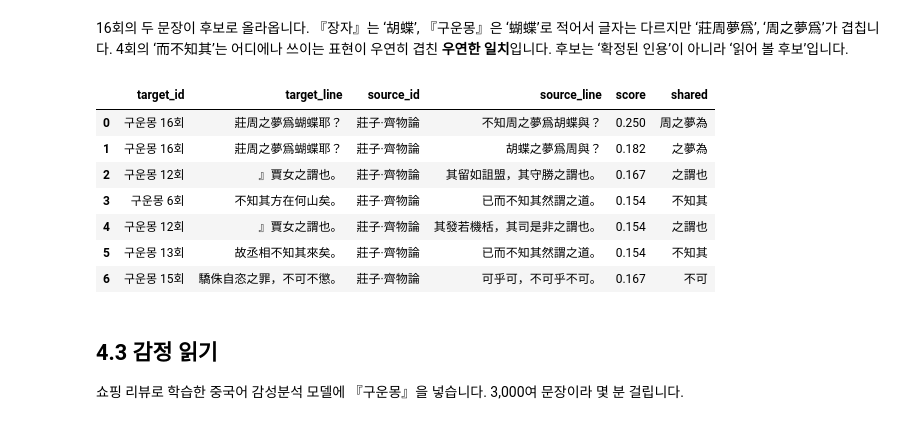
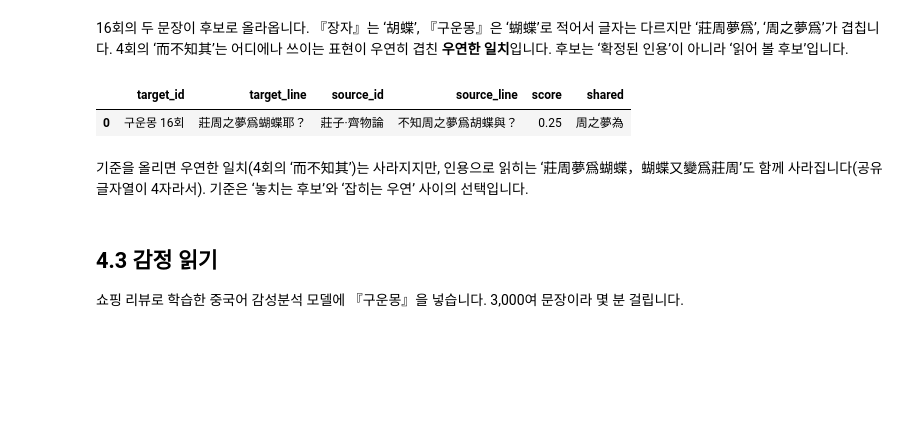
Before and after one commit to ITPainter/korea-china-classics-text-mining, a Jupyter notebook: notebooks/ch4_meaning.ipynb, the cells around one changed output. Saved outputs shown, nothing was run; the diff lists cells and outputs as text; code cells hidden in the pictures; blank space fills up the shorter version.

```diff
--- a/notebooks/ch4_meaning.ipynb
+++ b/notebooks/ch4_meaning.ipynb
@@ -112,17 +112,13 @@ found[["target_id", "target_line", "source_line", "score", "shared"]]
 # %% [markdown]
 16회의 두 문장이 후보로 올라옵니다. 『장자』는 ‘胡蝶’, 『구운몽』은 ‘蝴蝶’로 적어서 글자는 다르지만 ‘莊周夢爲’, ‘周之夢爲’가 겹칩니다. 4회의 ‘而不知其’는 어디에나 쓰이는 표현이 우연히 겹친 **우연한 일치**입니다. 후보는 ‘확정된 인용’이 아니라 ‘읽어 볼 후보’입니다.
 # %%
-# 기준을 더 엄격하게 하면 어떻게 될까?
-reuse.to_frame(reuse.find_reuse(targets, {"莊子·齊物論": zhuangzi}, n=2, min_score=0.15, min_shared=6))
+# 기준을 더 엄격하게 하면 어떻게 될까? (겹친 정도와 공유 글자열 중 하나만 맞아도 후보가 되므로 둘 다 올려야 줄어듭니다)
+reuse.to_frame(reuse.find_reuse(targets, {"莊子·齊物論": zhuangzi}, n=2, min_score=0.2, min_shared=5))
 # %% [output]
 |  | target_id | target_line | source_id | source_line | score | shared |
-| 0 | 구운몽 16회 | 莊周之夢爲蝴蝶耶？ | 莊子·齊物論 | 不知周之夢爲胡蝶與？ | 0.250 | 周之夢為 |
-| 1 | 구운몽 16회 | 莊周之夢爲蝴蝶耶？ | 莊子·齊物論 | 胡蝶之夢爲周與？ | 0.182 | 之夢為 |
-| 2 | 구운몽 12회 | 』賈女之謂也。 | 莊子·齊物論 | 其留如詛盟，其守勝之謂也。 | 0.167 | 之謂也 |
-| 3 | 구운몽 6회 | 不知其方在何山矣。 | 莊子·齊物論 | 已而不知其然謂之道。 | 0.154 | 不知其 |
-| 4 | 구운몽 12회 | 』賈女之謂也。 | 莊子·齊物論 | 其發若機栝，其司是非之謂也。 | 0.154 | 之謂也 |
-| 5 | 구운몽 13회 | 故丞相不知其來矣。 | 莊子·齊物論 | 已而不知其然謂之道。 | 0.154 | 不知其 |
-| 6 | 구운몽 15회 | 驕侏自恣之罪，不可不懲。 | 莊子·齊物論 | 可乎可，不可乎不可。 | 0.167 | 不可 |
+| 0 | 구운몽 16회 | 莊周之夢爲蝴蝶耶？ | 莊子·齊物論 | 不知周之夢爲胡蝶與？ | 0.25 | 周之夢為 |
+# %% [markdown]
+기준을 올리면 우연한 일치(4회의 ‘而不知其’)는 사라지지만, 인용으로 읽히는 ‘莊周夢爲蝴蝶，蝴蝶又變爲莊周’도 함께 사라집니다(공유 글자열이 4자라서). 기준은 ‘놓치는 후보’와 ‘잡히는 우연’ 사이의 선택입니다.
 # %% [markdown]
 ## 4.3 감정 읽기
 
```
Also changed, not shown: 4 other files.
